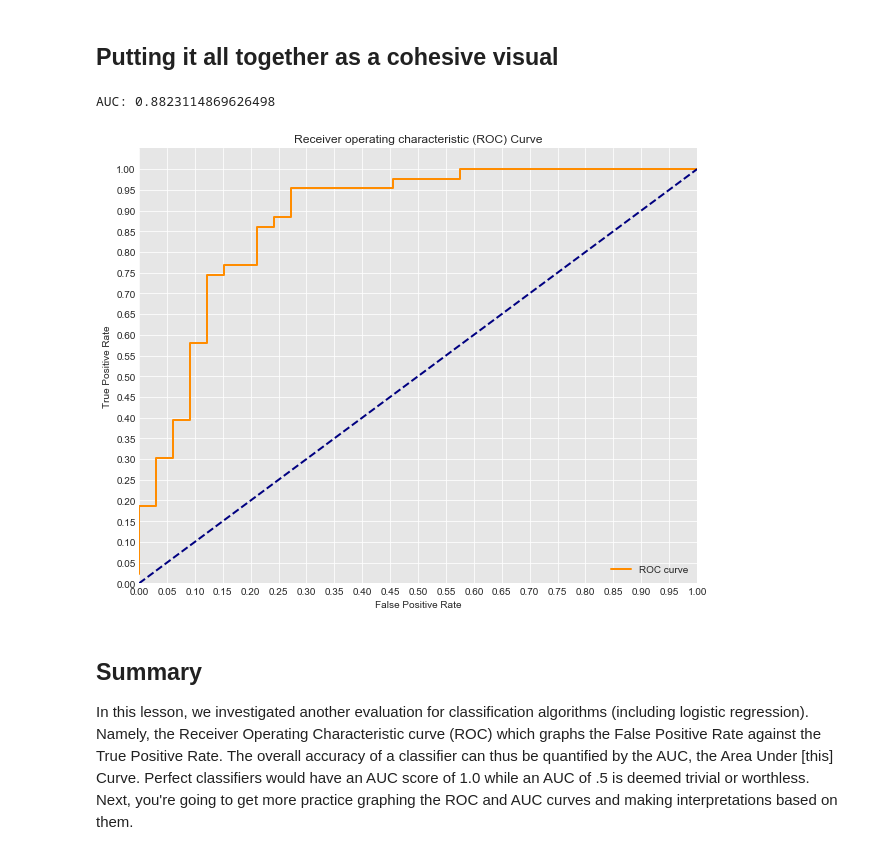
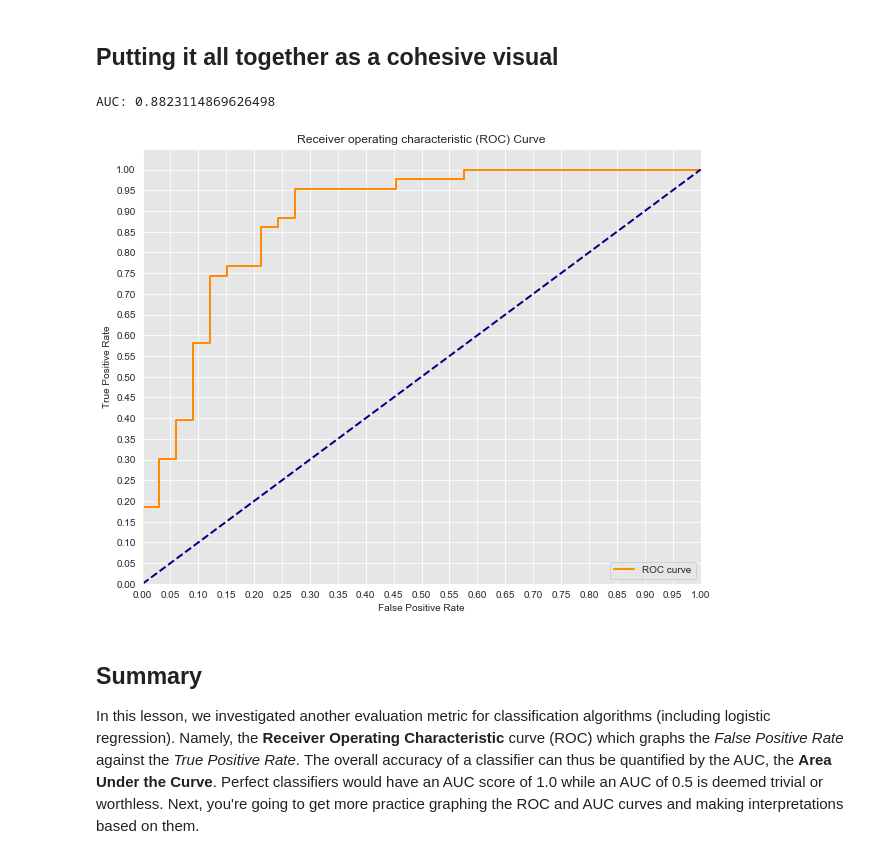
Before and after one commit to learn-co-curriculum/dsc-roc-curves-and-auc, a Jupyter notebook: index.ipynb, the cells around one changed output. Saved outputs shown, nothing was run; the diff lists cells and outputs as text; code cells hidden in the pictures.

```diff
--- a/index.ipynb
+++ b/index.ipynb
@@ -53,29 +54,29 @@ from sklearn.linear_model import LogisticRegression
 from sklearn.model_selection import train_test_split
 import pandas as pd
 
-
-#Load the data
+# Load the data
 df = pd.read_csv('heart.csv')
 
-#Define appropriate X and y
-X = df[df.columns[:-1]]
-y = df.target
+# Define appropriate X and y
+y = df['target']
+X = df.drop(columns='target', axis=1)
 
-#Normalize the Data
+# Normalize the Data
 X = X.apply(lambda x : (x - x.min()) /(x.max() - x.min()),axis=0)
 
 # Split the data into train and test sets.
 X_train, X_test, y_train, y_test = train_test_split(X, y, random_state=0)
 
-#Fit a model
-logreg = LogisticRegression(fit_intercept = False, C = 1e12) #Starter code
-model_log = logreg.fit(X_train, y_train)
-print(model_log) #Preview model params
+# Fit a model
+logreg = LogisticRegression(fit_intercept=False, C=1e12, solver='liblinear')
+logreg.fit(X_train, y_train)
+print(logreg) # Preview model params
 
-#Predict
+# Predict
 y_hat_test = logreg.predict(X_test)
 
-#Data Preview
+# Data preview
+print("")
 df.head()
 # %% [output]
 LogisticRegression(C=1000000000000.0, class_weight=None, dual=False,
@@ -113,30 +115,30 @@ AUC: 0.8823114869626498
 # %%
 import matplotlib.pyplot as plt
 import seaborn as sns
 %matplotlib inline
 
-#Seaborns Beautiful Styling
-sns.set_style("darkgrid", {"axes.facecolor": ".9"})
+# Seaborn's beautiful styling
+sns.set_style('darkgrid', {'axes.facecolor': '0.9'})
 
 print('AUC: {}'.format(auc(fpr, tpr)))
-plt.figure(figsize=(10,8))
+plt.figure(figsize=(10, 8))
 lw = 2
 plt.plot(fpr, tpr, color='darkorange',
          lw=lw, label='ROC curve')
 plt.plot([0, 1], [0, 1], color='navy', lw=lw, linestyle='--')
 plt.xlim([0.0, 1.0])
 plt.ylim([0.0, 1.05])
 plt.yticks([i/20.0 for i in range(21)])
 plt.xticks([i/20.0 for i in range(21)])
 plt.xlabel('False Positive Rate')
 plt.ylabel('True Positive Rate')
 plt.title('Receiver operating characteristic (ROC) Curve')
-plt.legend(loc="lower right")
+plt.legend(loc='lower right')
 plt.show()
 # %% [output]
 AUC: 0.8823114869626498
-[figure, old version]
+[figure, new version]
 # %% [markdown]
 ## Summary
 
-In this lesson, we investigated another evaluation for classification algorithms (including logistic regression). Namely, the Receiver Operating Characteristic curve (ROC) which graphs the False Positive Rate against the True Positive Rate. The overall accuracy of a classifier can thus be quantified by the AUC, the Area Under [this] Curve. Perfect classifiers would have an AUC score of 1.0 while an AUC of .5 is deemed trivial or worthless. Next, you're going to get more practice graphing the ROC and AUC curves and making interpretations based on them.
+In this lesson, we investigated another evaluation metric for classification algorithms (including logistic regression). Namely, the **Receiver Operating Characteristic** curve (ROC) which graphs the *False Positive Rate* against the *True Positive Rate*. The overall accuracy of a classifier can thus be quantified by the AUC, the **Area Under the Curve**. Perfect classifiers would have an AUC score of 1.0 while an AUC of 0.5 is deemed trivial or worthless. Next, you're going to get more practice graphing the ROC and AUC curves and making interpretations based on them.
```
Also changed, not shown: parts of 9 cells of this notebook, 3 other files.
